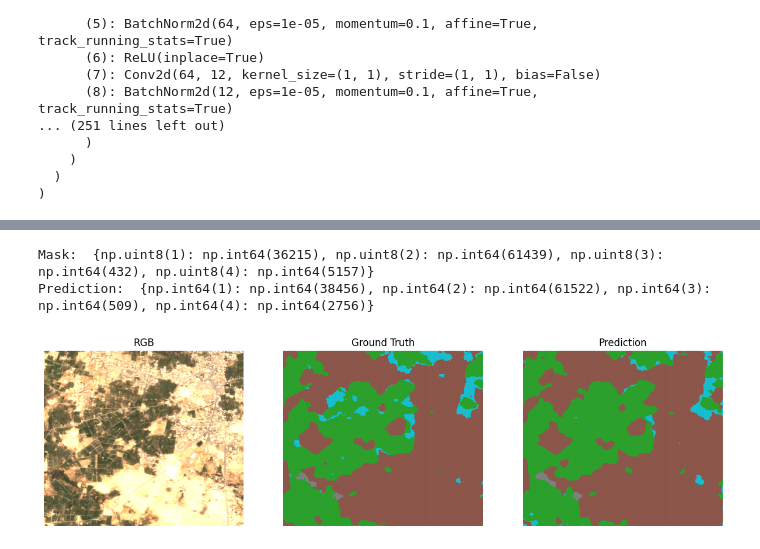
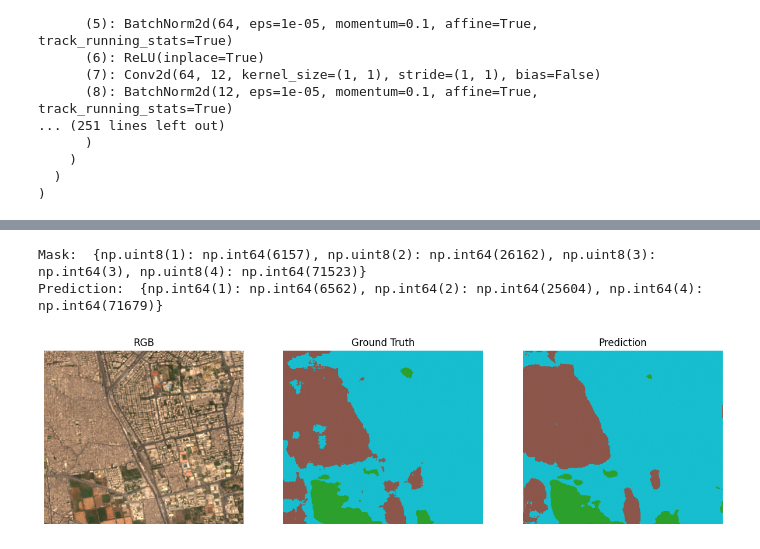
Before and after one commit to Mohamed-Ashraf273/satellite-imagery, a Jupyter notebook: train_p2.ipynb, the cells around one changed output, grey strips where cells are left out. Cells and saved outputs as stored; diff of their text form; code cells hidden in the pictures.

Commit message:
update models

```diff
--- a/train_p2.ipynb
+++ b/train_p2.ipynb
@@ -538,7 +527,7 @@ def show_prediction(model, split_df, idx=0):
     model.eval()
 
     row = split_df.iloc[idx]
-    image_np, mask_np, _ = preprocess_img(row["img_path"], row["mask_path"])
+    image_np, mask_np, _ = preprocess_img(row["img_path"], row["mask_path"], ml="dl")
 
     x = torch.from_numpy(image_np.astype(np.float32)).unsqueeze(0).to(config.DEVICE)
 
@@ -573,8 +562,8 @@ def show_prediction(model, split_df, idx=0):
 
     plt.show()
 # %%
-show_prediction(model, test_meta, idx=9)
+show_prediction(model, test_meta, idx=18)
 # %% [output]
-Mask:  {np.uint8(1): np.int64(36215), np.uint8(2): np.int64(61439), np.uint8(3): np.int64(432), np.uint8(4): np.int64(5157)}
-Prediction:  {np.int64(1): np.int64(38456), np.int64(2): np.int64(61522), np.int64(3): np.int64(509), np.int64(4): np.int64(2756)}
+Mask:  {np.uint8(1): np.int64(6157), np.uint8(2): np.int64(26162), np.uint8(3): np.int64(3), np.uint8(4): np.int64(71523)}
+Prediction:  {np.int64(1): np.int64(6562), np.int64(2): np.int64(25604), np.int64(4): np.int64(71679)}
-[figure, old version]
+[figure, new version]
```
Also changed, not shown: parts of 8 cells of this notebook, 4 other files.
